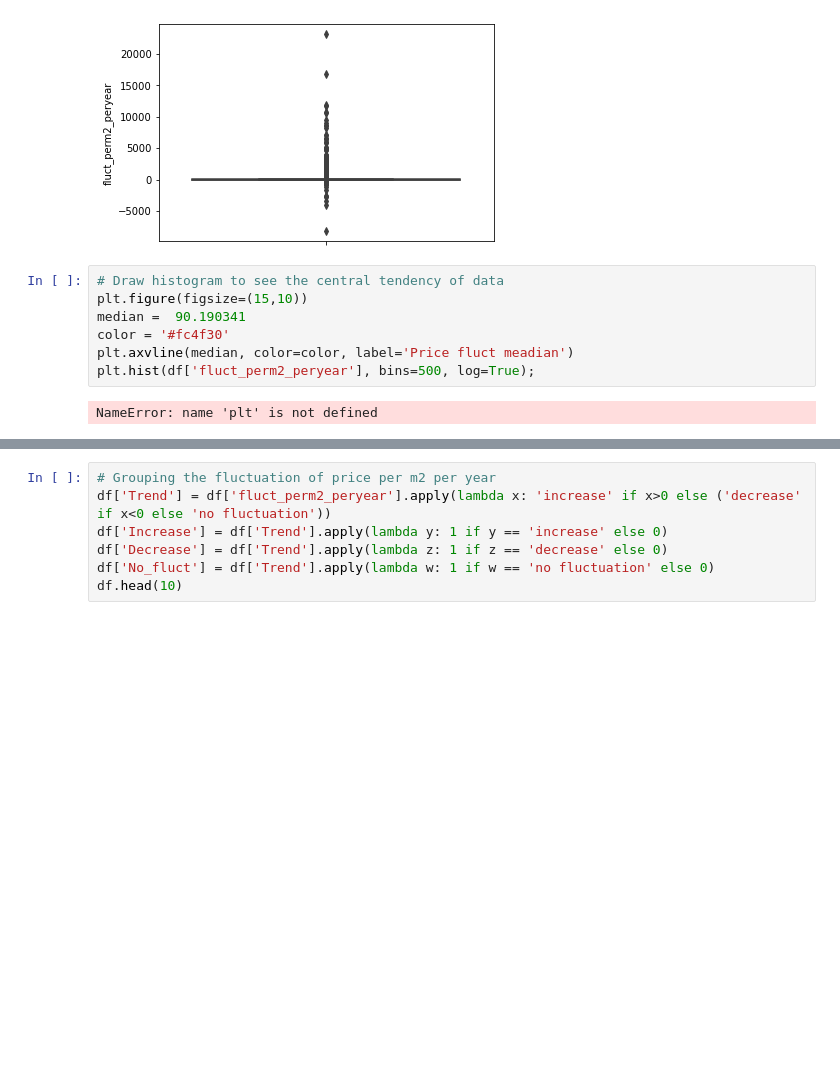
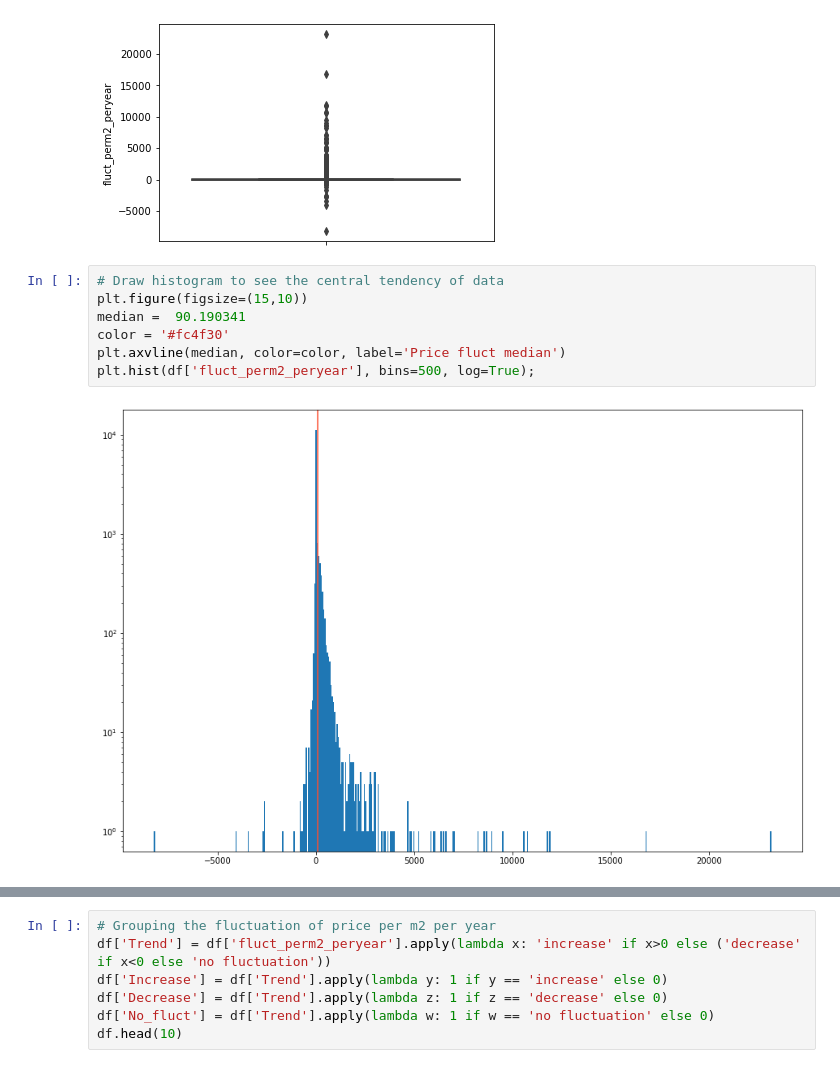
Before and after one commit to lucnguyen104/MinhLuc, a Jupyter notebook: Denver house price.ipynb, the cells around one changed output, grey strips where cells are left out. Saved outputs shown, nothing was run; the diff lists cells and outputs as text; blank space fills up the shorter version.

```diff
--- a/Denver house price.ipynb
+++ b/Denver house price.ipynb
@@ -416,12 +435,12 @@ plt.show()
 # %%
 # Draw histogram to see the central tendency of data
 plt.figure(figsize=(15,10))
 median =  90.190341
 color = '#fc4f30'
-plt.axvline(median, color=color, label='Price fluct meadian')
+plt.axvline(median, color=color, label='Price fluct median')
 plt.hist(df['fluct_perm2_peryear'], bins=500, log=True);
 # %% [output]
-NameError: name 'plt' is not defined
+[figure, added]
 # %%
 # Closer look into histogram
 plt.figure(figsize=(15,10))
```
Also changed, not shown: parts of 32 cells of this notebook.
